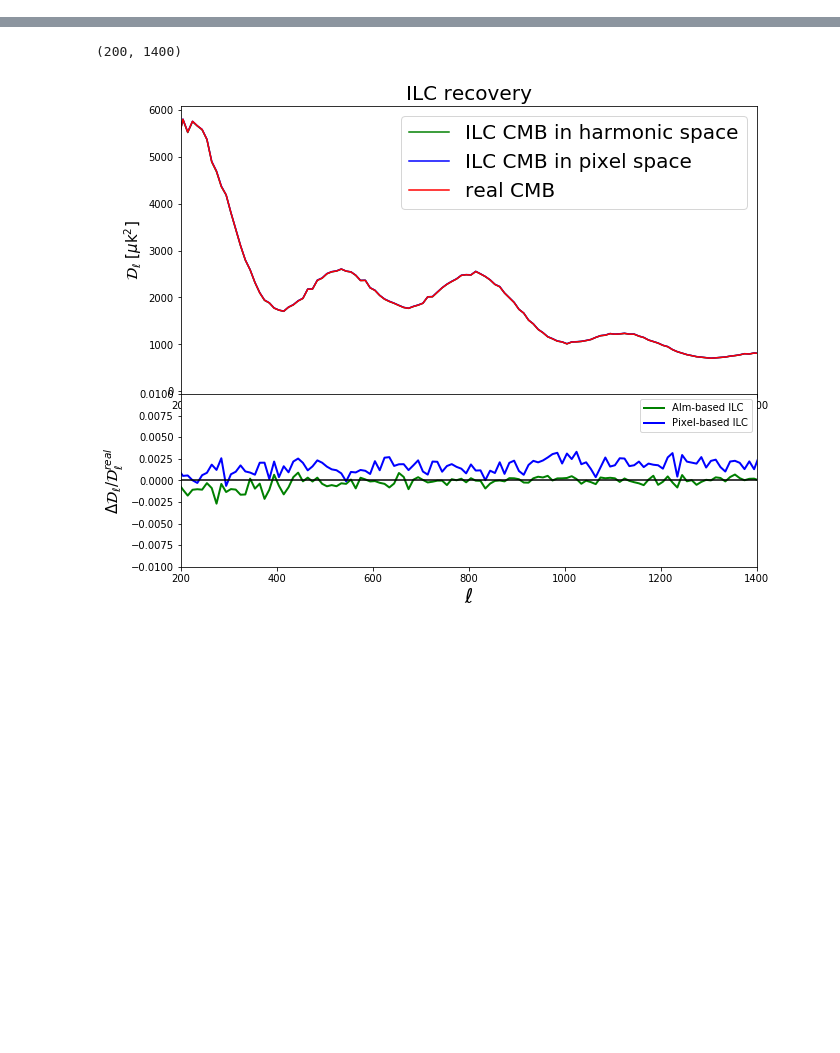
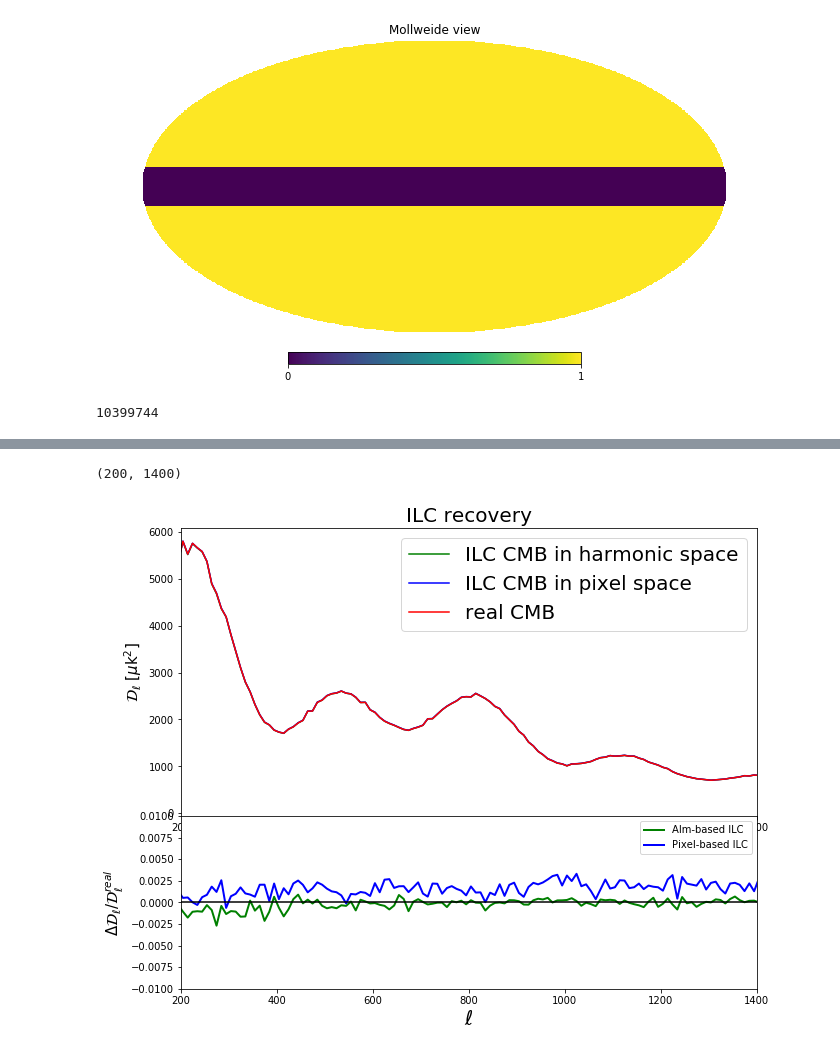
Before and after one commit to yaojian95/Ali_foreground, a Jupyter notebook: codes/ILC_pixel_space_TT.ipynb, the cells around one changed output, grey strips where cells are left out. Cells and saved outputs as stored; diff of their text form; code cells hidden in the pictures; blank space fills up the shorter version.

```diff
--- a/codes/ILC_pixel_space_TT.ipynb
+++ b/codes/ILC_pixel_space_TT.ipynb
@@ -46,5 +48,9 @@ cmb_map = coefficients[0]*sky.cmb(30)
 total_I = np.copy(total_map[0][0])
 for i in range(Nf-1):
     total_I = np.row_stack((total_I, total_map[i+1][0]))
+# %%
+hp.mollview(my_mask)
+# %% [output]
+[figure, added]
 # %%
 cov = np.zeros((Nf, Nf))
@@ -59,0 +70,4 @@ for i in range(Nf):
+# %%
+len(total_I[i][index_mask])
+# %% [output]
+10399744
```
Also changed, not shown: parts of 26 cells of this notebook, 1 other file.
